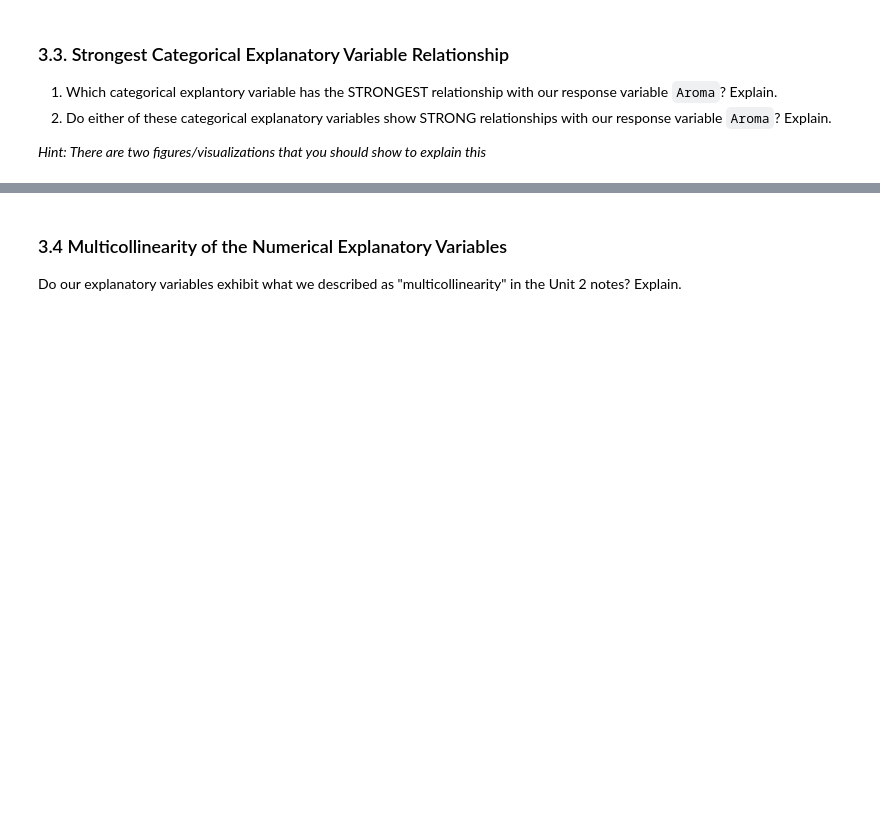
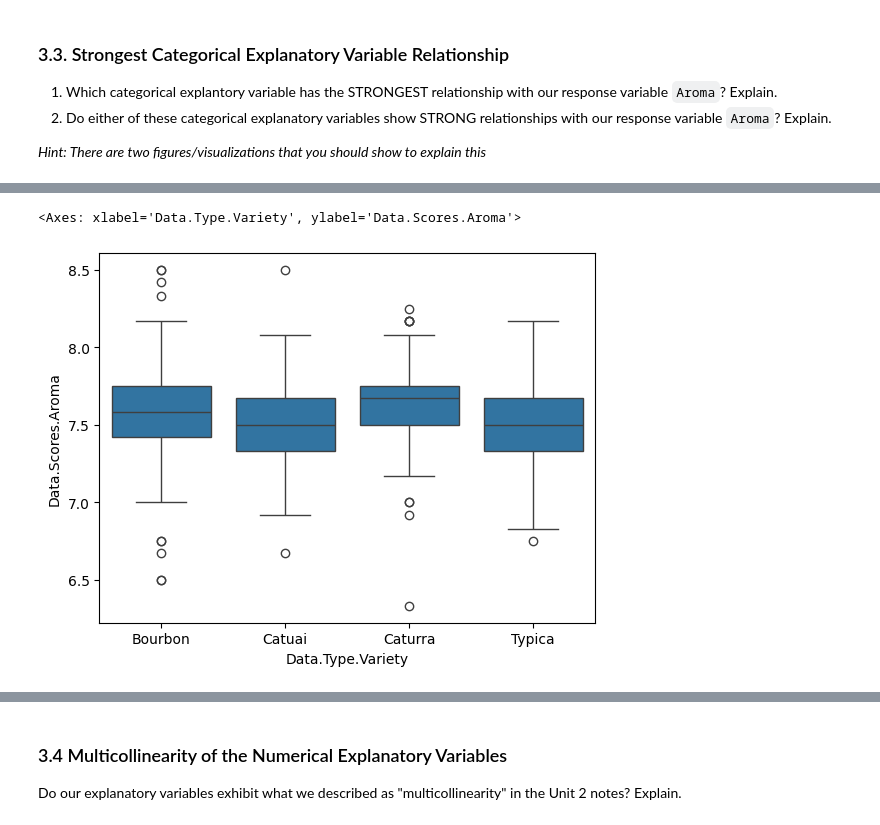
Before and after one commit to ryguy2k4/stat207, a Jupyter notebook: lab_03/lab_03_individual.ipynb, the cells around one changed output, grey strips where cells are left out. Cells and saved outputs as stored; diff of their text form; code cells hidden in the pictures; blank space fills up the shorter version.

```diff
--- a/lab_03/lab_03_individual.ipynb
+++ b/lab_03/lab_03_individual.ipynb
@@ -236,0 +242,5 @@ plt.show()
+# %%
+sns.boxplot(x="Data.Type.Variety",y="Data.Scores.Aroma",data=df3)
+# %% [output]
+<Axes: xlabel='Data.Type.Variety', ylabel='Data.Scores.Aroma'>
+[figure, added]
```
Also changed, not shown: parts of 16 cells of this notebook.
